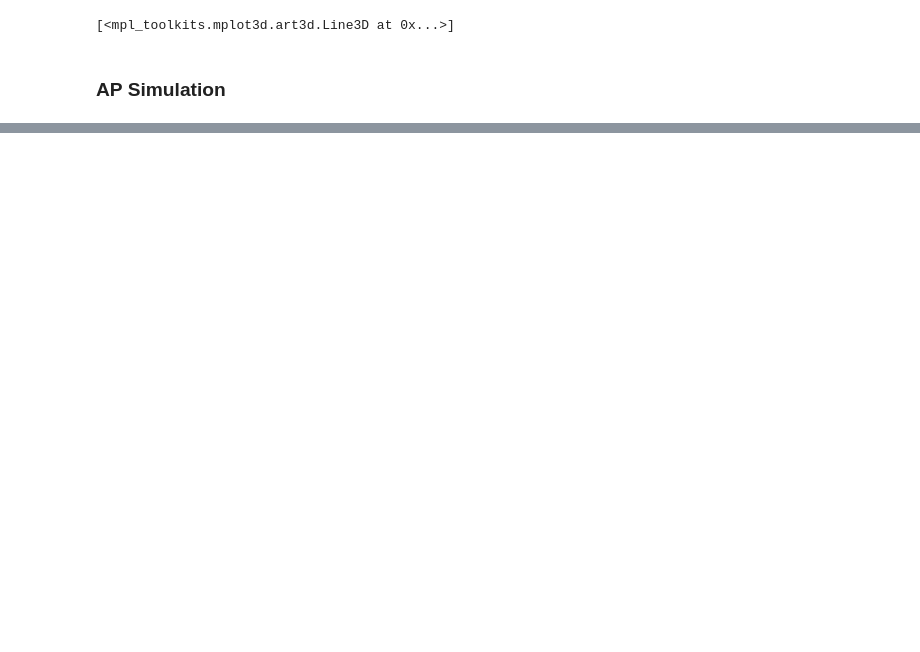
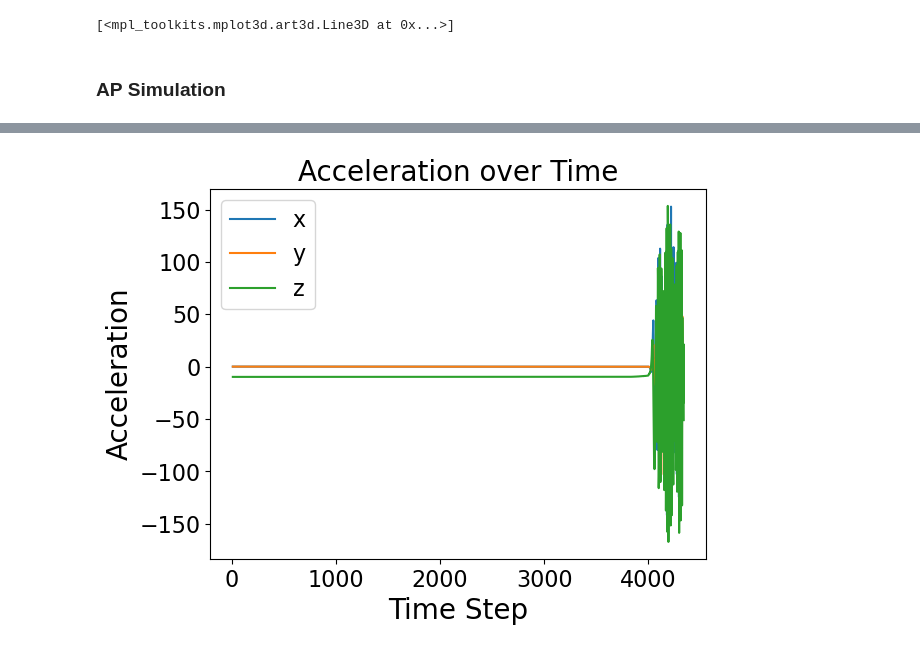
Before and after one commit to allanwzhang/multirotor, a Jupyter notebook: Detailed Demo.ipynb, the cells around one changed output, grey strips where cells are left out. Drawn from its saved outputs; the diff is of its cells as text; code cells hidden in the pictures; blank space fills up the shorter version.

```diff
--- a/Detailed Demo.ipynb
+++ b/Detailed Demo.ipynb
@@ -816,3 +767,27 @@ findfont: Matching sans\-serif:style=normal:variant=normal:weight=normal:stretch
+# %%
+element_data = {}
+
+first_key = next(iter(accel_log))
+for index in range(len(accel_log[first_key])):
+    element_data[index] = [data[index] for data in accel_log.values()]
+    # element_data[index] = [data[index] for data in action_log.values() if data[index] != 0]
+
+# Plot the data for each element
+for index, data in element_data.items():
+    plt.plot(list(action_log.keys()), data, label=str(chr(ord('x') + index)))
+
+# Set plot labels and title
+plt.xlabel("Time Step")
+plt.ylabel("Acceleration")
+plt.title("Acceleration over Time")
+
+# Add legend
+plt.legend()
+
+# Display the plot
+plt.show()
+# %% [output]
+[figure, added]
 # %%
 element_data = {}
 
```
Also changed, not shown: parts of 8 cells of this notebook, 4 other files.
